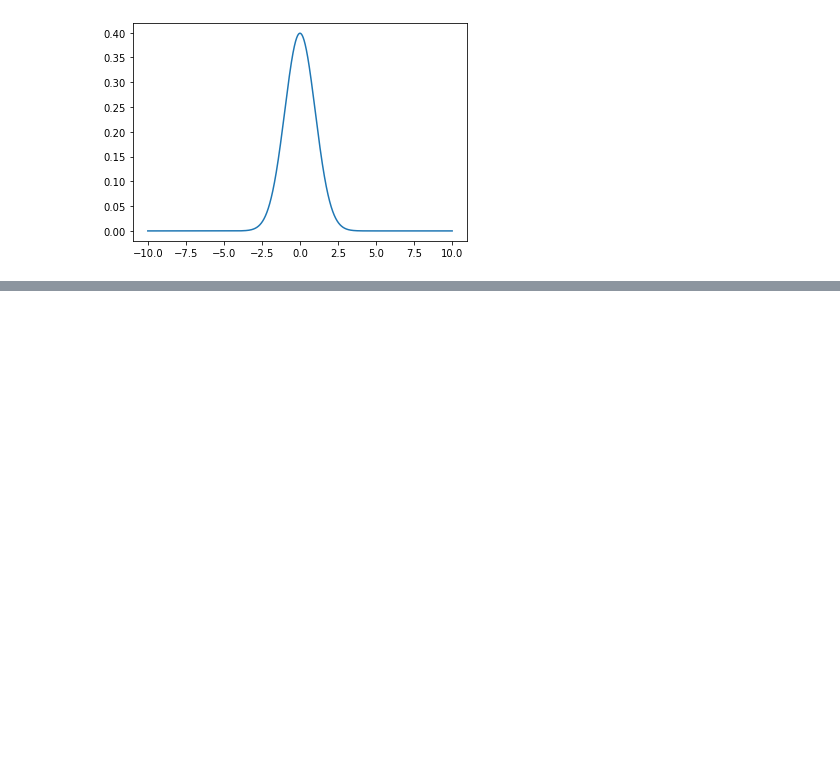
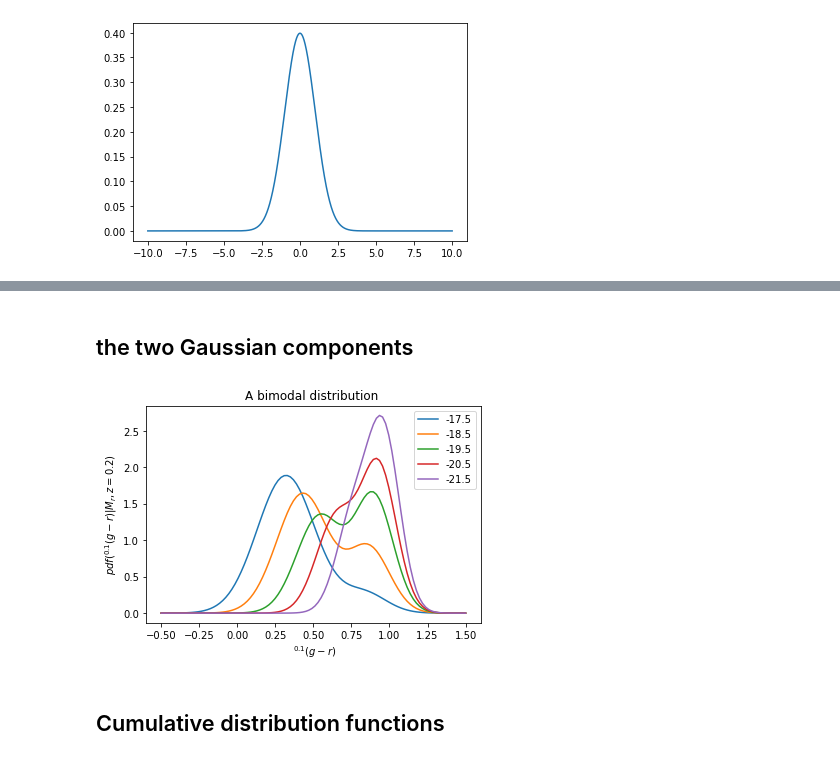
Before and after one commit to zhengyun0215/mock, a Jupyter notebook: color.ipynb, the cells around one changed output, grey strips where cells are left out. Drawn from its saved outputs; the diff is of its cells as text; code cells hidden in the pictures; blank space fills up the shorter version.

Commit message:
assign color

```diff
--- a/color.ipynb
+++ b/color.ipynb
@@ -69,0 +89,19 @@ NameError: name 'blue' is not defined
+# %% [markdown]
+## the two Gaussian components
+# %%
+def mu_blue(M,z):
+    y = 0.62 - 0.11 * (M + 20) - 0.25 * (min(z,0.4) - 0.1)
+    return y
+def sigma_blue(M,z):
+    y = 0.12 + 0.02 * (M + 20) + 0.2 * (z - 0.1)
+    return y
+def mu_red(M,z):
+    y = 0.932 - 0.032 * (M + 20) - 0.18 * (min(z,0.4) - 0.1)
+    return y
+def sigma_red(M,z):
+    y = 0.07 + 0.01 * (M + 20) + 0.5 * (z - 0.1) + 0.1 * (z - 0.1)**2
+    return y
+# %%
+def cdf(col,M,z):
+    y = blue(M) * norm.pdf(col,loc = mu_blue(M, z),scale = sigma_blue(M, z)) + (1 - blue(M)) * norm.pdf(col,loc = mu_red(M,z),scale = sigma_red(M,z))
+    return y
@@ -69,0 +112,23 @@ NameError: name 'blue' is not defined
+# %%
+color = np.linspace(-0.5,1.5,100)
+
+dis17 = cdf(color,-17.5,0.2)
+dis18 = cdf(color,-18.5,0.2)
+dis19 = cdf(color,-19.5,0.2)
+dis20 = cdf(color , -20.5,0.2)
+dis21 = cdf(color,-21.5,0.2)
+# %%
+plt.plot(color,dis17,label = '-17.5')
+plt.plot(color,dis18,label = '-18.5')
+plt.plot(color,dis19,label = '-19.5')
+plt.plot(color,dis20,label = '-20.5')
+plt.plot(color,dis21,label = '-21.5')
+plt.legend()
+plt.title(r'A bimodal distribution ')
+plt.xlabel(r' $^{0.1}(g-r)$ ')
+plt.ylabel(r'$pdf(^{0.1}(g-r)|M_r,z =0.2)$')
+plt.savefig('/home/yunzheng/mock/abundance_new/picture/color_pdf_0.2.pdf',dpi = 100)
+# %% [output]
+[figure, added]
+# %% [markdown]
+## Cumulative distribution functions
```
Also changed, not shown: parts of 12 cells of this notebook.
